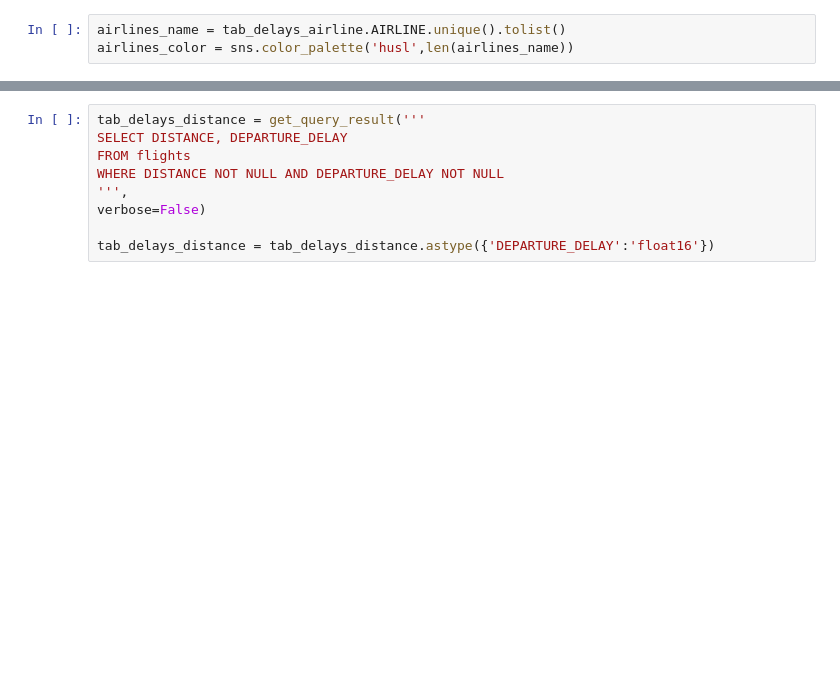
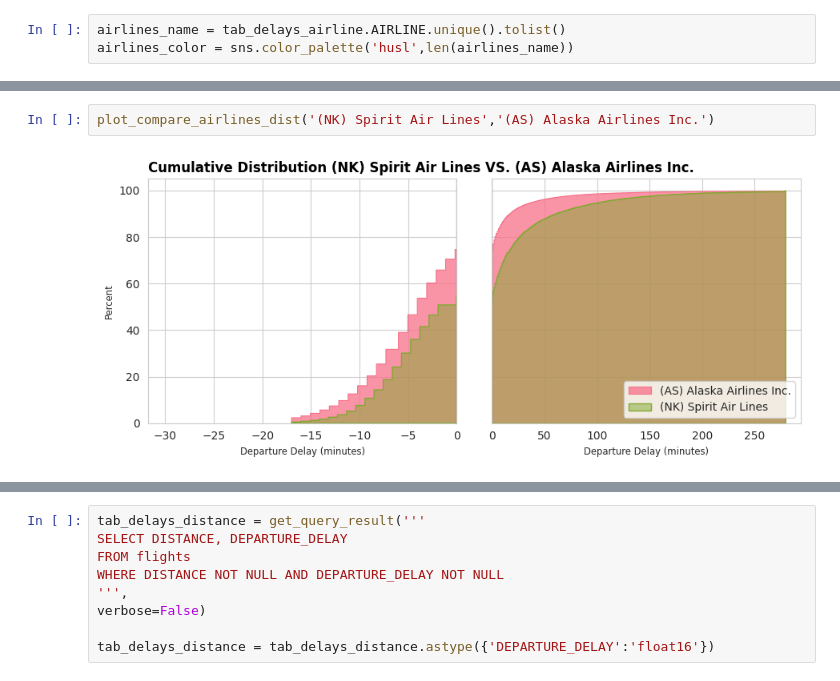
Before and after one commit to bmorbin/flights-delay, a Jupyter notebook: Cópia_de_D&N_Teste_de_Conhecimentos_em_Dados.ipynb, the cells around one changed output, grey strips where cells are left out. Drawn from its saved outputs; the diff is of its cells as text; blank space fills up the shorter version.

```diff
--- a/Cópia_de_D&N_Teste_de_Conhecimentos_em_Dados.ipynb
+++ b/Cópia_de_D&N_Teste_de_Conhecimentos_em_Dados.ipynb
@@ -963,0 +1036,4 @@ for i, airline in enumerate(airlines_name):
+# %%
+plot_compare_airlines_dist('(NK) Spirit Air Lines','(AS) Alaska Airlines Inc.')
+# %% [output]
+[figure, added]
```
Also changed, not shown: parts of 17 cells of this notebook.
